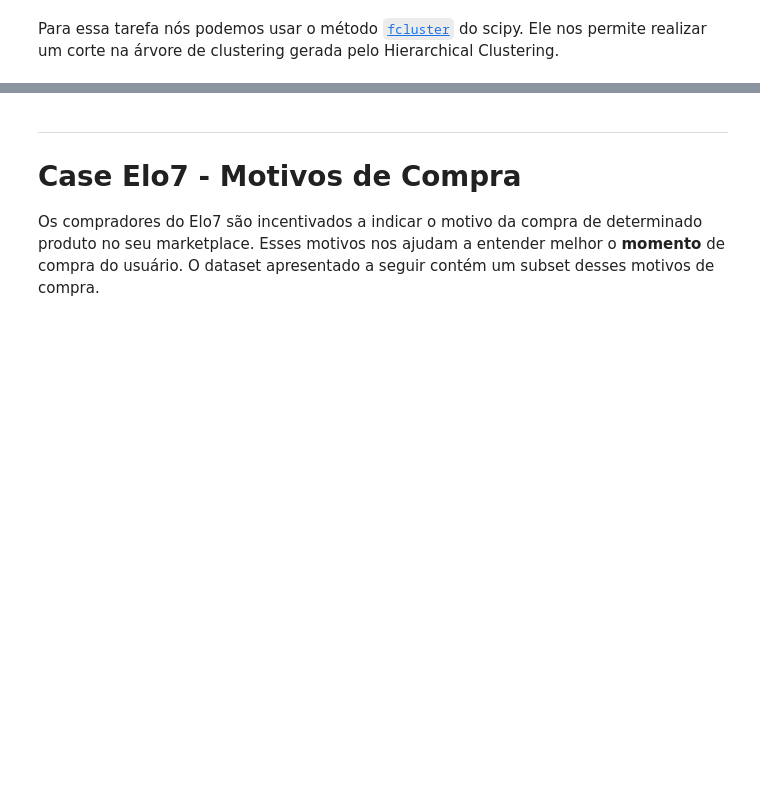
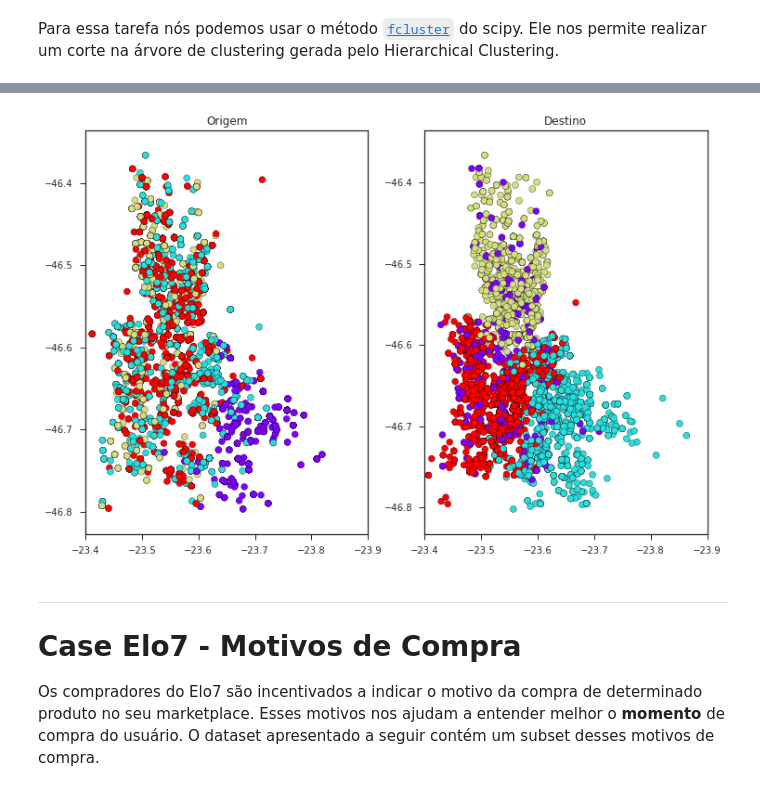
Before and after one commit to somostera/tera-data-science-jul2018, a Jupyter notebook: 27-clustering/notebook/aula_tera_clustering_respostas.ipynb, the cells around one changed output, grey strips where cells are left out. Drawn from its saved outputs; the diff is of its cells as text; code cells hidden in the pictures; blank space fills up the shorter version.

```diff
--- a/27-clustering/notebook/aula_tera_clustering_respostas.ipynb
+++ b/27-clustering/notebook/aula_tera_clustering_respostas.ipynb
@@ -653,0 +611,4 @@ Agora temos um resultado melhor para a variedade Kama, mas piorou um pouco o res
+# %%
+df_route = pd.read_csv(os.path.join(DATASET_FOLDER, 'route_clustering_elo7_dataset.csv'), sep=';')
+
+df_route.head()
@@ -653,0 +622,11 @@ Agora temos um resultado melhor para a variedade Kama, mas piorou um pouco o res
+# %%
+X = df_route[['latitude_origem','longitude_origem','latitude_destino','longitude_destino']].values
+X_scaled = StandardScaler().fit_transform(X)
+# %%
+# Vamos escolher a métrica de distância:
+distance = 'euclidean'
+# Agora o tipo de ligação
+linkage_type = 'ward'
+
+# Vamos aplicar o método linkage
+Y = linkage(X_scaled, method=linkage_type, metric=distance)
@@ -654,3 +643,29 @@ Agora temos um resultado melhor para a variedade Kama, mas piorou um pouco o res
+# %%
+# Vamos gerar os rótulos para os clustes
+num_clusters = 4
+labels = fcluster(Y, num_clusters ,criterion='maxclust')
+# %%
+ax1 = plt.subplot(1,2,1)
+ax1.set_title('Origem')
+plt.scatter(x=X[:,0],
+            y=X[:,1],
+            c=labels,
+            edgecolor='k',
+            cmap='rainbow')
+ax1.set_xlim((-23.4,-23.9))
+
+ax2 = plt.subplot(1,2,2)
+ax2.set_title('Destino')
+plt.scatter(x=X[:,2],
+            y=X[:,3],
+            c=labels,
+            edgecolor='k',
+            cmap='rainbow')
+ax2.set_xlim((-23.4,-23.9))
+
+plt.show()
+# %% [output]
+[figure, added]
 # %% [markdown]
 ---
 # Case Elo7 - Motivos de Compra
```
Also changed, not shown: parts of 30 cells of this notebook, 1 other file.
